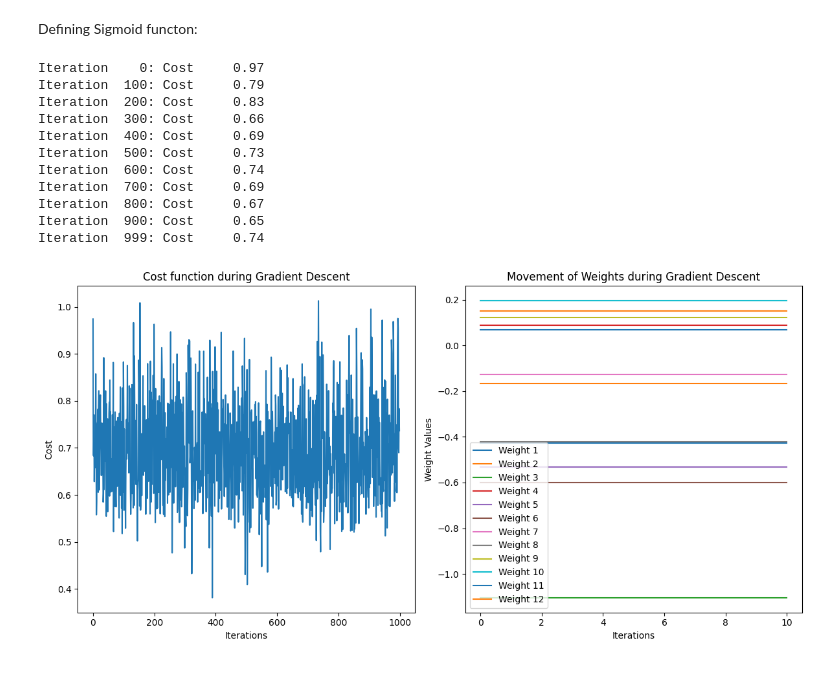
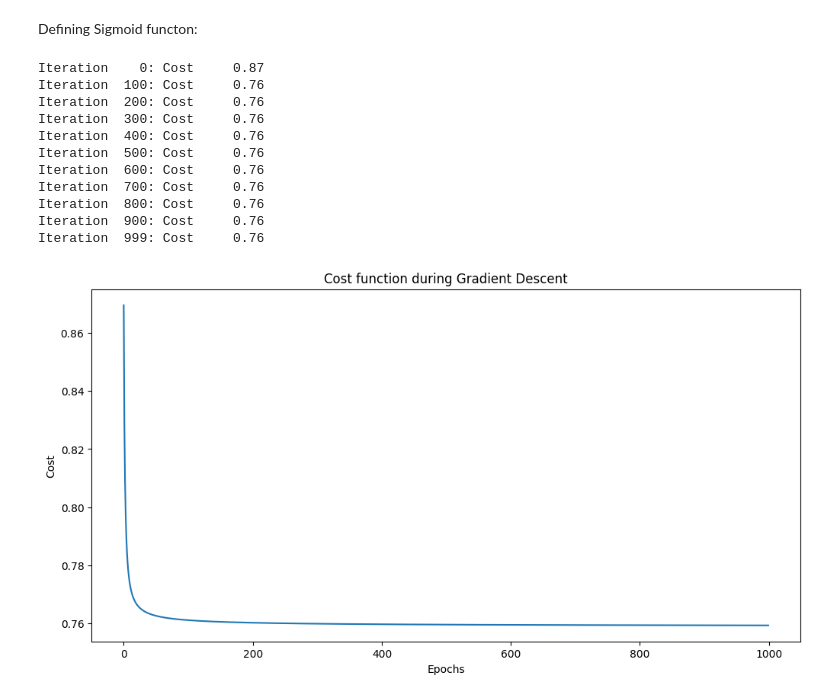
Before and after one commit to MANAS-AI-Taskphase-24-25/Nandini_Sah, a Jupyter notebook: logisticregression.ipynb, the cells around one changed output. Saved outputs shown, nothing was run; the diff lists cells and outputs as text; code cells hidden in the pictures.

```diff
--- a/logisticregression.ipynb
+++ b/logisticregression.ipynb
@@ -140,6 +155,7 @@ array([[ 1.60818497, -0.41552781, -0.43475734, ..., -0.44684752,
 Defining Sigmoid functon:
 # %%
 def sigmoid(z):
+    z = np.clip(z, -500, 500)
     g = 1/(1 + np.exp(-z))
     return g
 
@@ -147,17 +163,12 @@ def sigmoid(z):
 def compute_cost_reg_logistic(X, y, w, b, lambda_ = 1):
     m,n  = X.shape
 
-    cost = 0
-    for i in range(m):
-        z = np.dot(X[i],w) + b
-        f_wb = sigmoid(z)
-        cost += -y[i]*np.log(f_wb) - (1-y[i])*np.log(1-f_wb)
+    z = np.dot(X, w) + b
+    f_wb = sigmoid(z)
 
-    cost_without_reg = cost/m
+    cost_without_reg = -(1/m) * (np.dot(y, np.log(f_wb)) + np.dot((1-y), np.log(1-f_wb)))
 
-    reg_cost = 0
-    for j in range(n):
-        reg_cost+= (w[j]**2)
+    reg_cost = (lambda_ / (2 * m)) * np.sum(w**2)
 
     reg_cost = (lambda_/(2*m))*reg_cost
 
@@ -167,15 +178,13 @@ def compute_cost_reg_logistic(X, y, w, b, lambda_ = 1):
 
 def compute_gradient_reg(X, y, w, b, lambda_):
     m, n = X.shape
-    dj_dw = np.zeros(w.shape)
-    dj_db = 0
+    z = np.dot(X, w) + b
+    f_wb = sigmoid(z)
 
-    for i in range(m):
-        f_i = sigmoid(np.dot(X[i], w) + b)
-        err_i = f_i - y[i]
-        for j in range(n):
-            dj_dw[j] += (err_i * X[i, j]) / m + (lambda_ / m) * w[j]
-        dj_db += err_i / m
+    errors = f_wb - y
+
+    dj_dw = (1/m) * np.dot(X.T, errors) + (lambda_/m) * w
+    dj_db = (1/m) * np.sum(errors)
 
     return dj_db, dj_dw
 # %%
@@ -217,43 +226,30 @@ def gradient_descent(X,y,binit,n_epochs, lambda_):
 # Set regularization parameter lambda_ to 1 (you can try varying this)
 lambda_ = 0.01;
 # Some gradient descent settings
-n_epochs = 1000
+n_epochs = 10000
 y_train = train_data['Class'].values
 
 w,b, J_history,w_history = gradient_descent(X_train, y_train, 0, n_epochs, lambda_)
 # %% [output]
-Iteration    0: Cost     0.97
-Iteration  100: Cost     0.79
-Iteration  200: Cost     0.83
-Iteration  300: Cost     0.66
-Iteration  400: Cost     0.69
-Iteration  500: Cost     0.73
-Iteration  600: Cost     0.74
-Iteration  700: Cost     0.69
-Iteration  800: Cost     0.67
-Iteration  900: Cost     0.65
-Iteration  999: Cost     0.74
+Iteration    0: Cost     0.87
+Iteration  100: Cost     0.76
+Iteration  200: Cost     0.76
+Iteration  300: Cost     0.76
+Iteration  400: Cost     0.76
+Iteration  500: Cost     0.76
+Iteration  600: Cost     0.76
+Iteration  700: Cost     0.76
+Iteration  800: Cost     0.76
+Iteration  900: Cost     0.76
+Iteration  999: Cost     0.76
 # %%
 # Plot the cost function
 plt.figure(figsize=(12, 6))
-plt.subplot(1, 2, 1)
 plt.plot(J_history)
-plt.xlabel('Iterations')
+plt.xlabel('Epochs')
 plt.ylabel('Cost')
 plt.title('Cost function during Gradient Descent')
 
-# Plot the trajectory of the weights
-plt.subplot(1, 2, 2)
-w_history_array = np.array(w_history)
-for i in range(w_history_array.shape[1]):  # Iterate through all weights
-    plt.plot(range(0, len(w_history_array)), w_history_array[:, i], label=f'Weight {i+1}')
-
-plt.xlabel('Iterations')
-plt.ylabel('Weight Values')
-plt.title('Movement of Weights during Gradient Descent')
-plt.legend()
-
-plt.tight_layout()
 plt.show()
 # %% [output]
-[figure, old version]
+[figure, new version]
```
Also changed, not shown: parts of 3 cells of this notebook.
